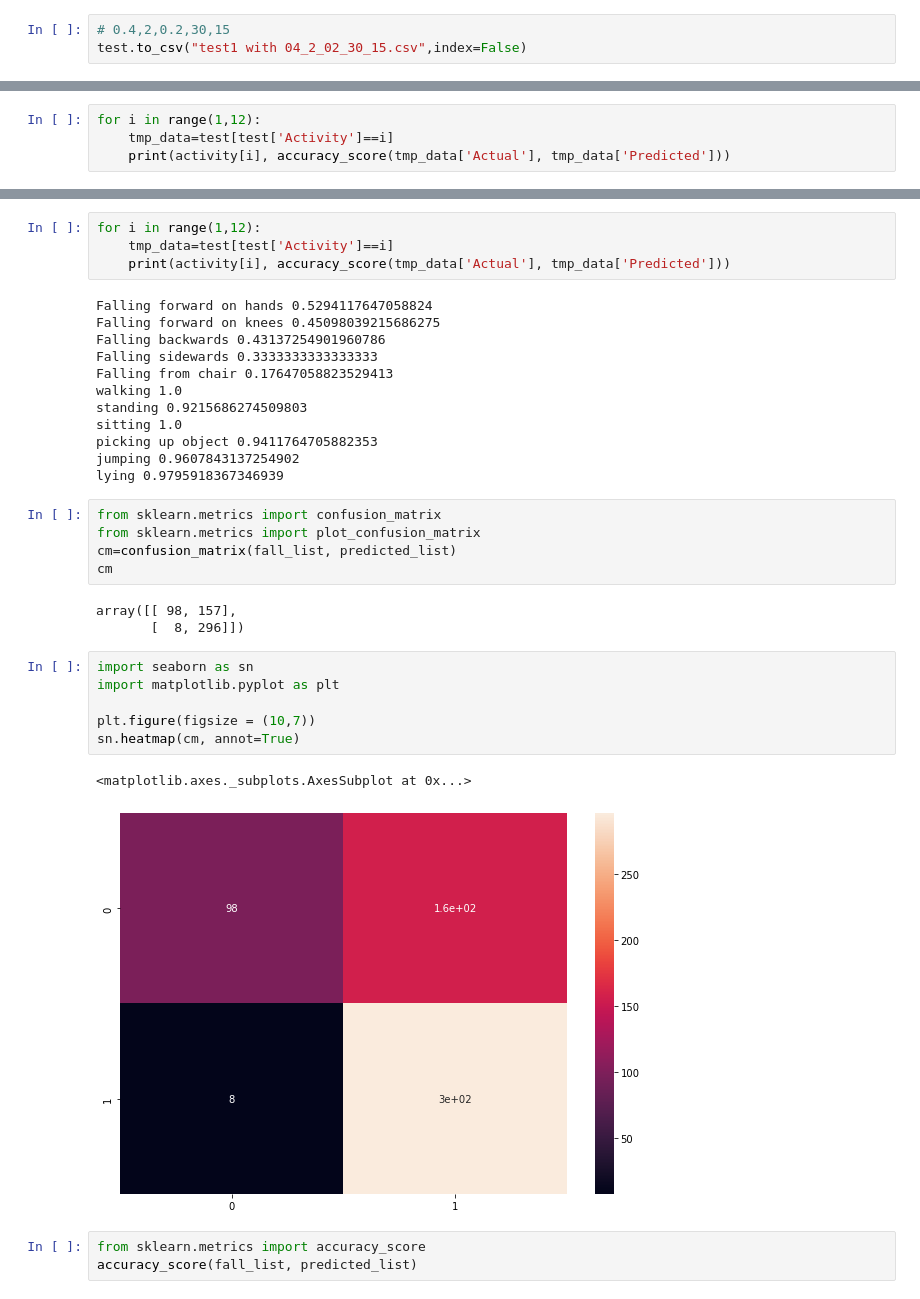
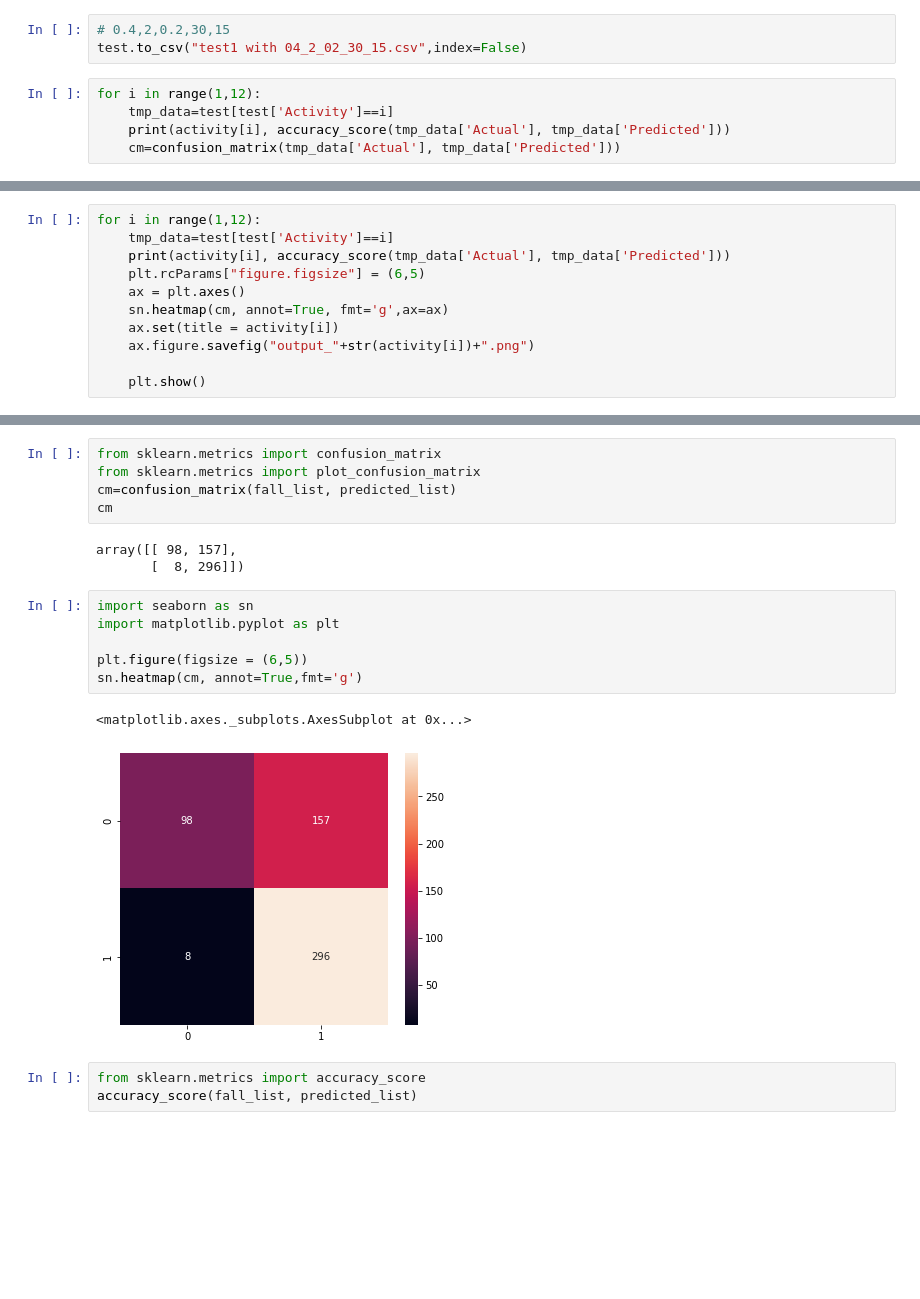
Before and after one commit to mohit-bags/Fall-Detection-using-Accelerometer, a Jupyter notebook: har_fall-1.ipynb, the cells around one changed output, grey strips where cells are left out. Cells and saved outputs as stored; diff of their text form; blank space fills up the shorter version.

Commit message:
plots

```diff
--- a/har_fall-1.ipynb
+++ b/har_fall-1.ipynb
@@ -444,3 +445,8 @@ test.columns=['Subject_ID','Activity','Trial_No','Description','Actual','Predict
 # %%
 # 0.4,2,0.2,30,15
 test.to_csv("test1 with 04_2_02_30_15.csv",index=False)
+# %%
+for i in range(1,12):
+    tmp_data=test[test['Activity']==i]
+    print(activity[i], accuracy_score(tmp_data['Actual'], tmp_data['Predicted']))
+    cm=confusion_matrix(tmp_data['Actual'], tmp_data['Predicted']))
@@ -464,5 +482,12 @@ lying 0.9795918367346939
 for i in range(1,12):
     tmp_data=test[test['Activity']==i]
     print(activity[i], accuracy_score(tmp_data['Actual'], tmp_data['Predicted']))
+    plt.rcParams["figure.figsize"] = (6,5)
+    ax = plt.axes()
+    sn.heatmap(cm, annot=True, fmt='g',ax=ax)
+    ax.set(title = activity[i])
+    ax.figure.savefig("output_"+str(activity[i])+".png")
+
+    plt.show()
 # %% [output]
 Falling forward on hands 0.5098039215686274
@@ -479,19 +506,3 @@ lying 0.9795918367346939
-# %%
-for i in range(1,12):
-    tmp_data=test[test['Activity']==i]
-    print(activity[i], accuracy_score(tmp_data['Actual'], tmp_data['Predicted']))
-# %% [output]
-Falling forward on hands 0.5294117647058824
-Falling forward on knees 0.45098039215686275
-Falling backwards 0.43137254901960786
-Falling sidewards 0.3333333333333333
-Falling from chair 0.17647058823529413
-walking 1.0
-standing 0.9215686274509803
-sitting 1.0
-picking up object 0.9411764705882353
-jumping 0.9607843137254902
-lying 0.9795918367346939
 # %%
 from sklearn.metrics import confusion_matrix
 from sklearn.metrics import plot_confusion_matrix
@@ -503,12 +514,12 @@ array([[ 98, 157],
 # %%
 import seaborn as sn
 import matplotlib.pyplot as plt
 
-plt.figure(figsize = (10,7))
-sn.heatmap(cm, annot=True)
+plt.figure(figsize = (6,5))
+sn.heatmap(cm, annot=True,fmt='g')
 # %% [output]
 <matplotlib.axes._subplots.AxesSubplot at 0x...>
-[figure, old version]
+[figure, new version]
 # %%
 from sklearn.metrics import accuracy_score
 accuracy_score(fall_list, predicted_list)
```
Also changed, not shown: parts of 4 cells of this notebook, 11 other files.
